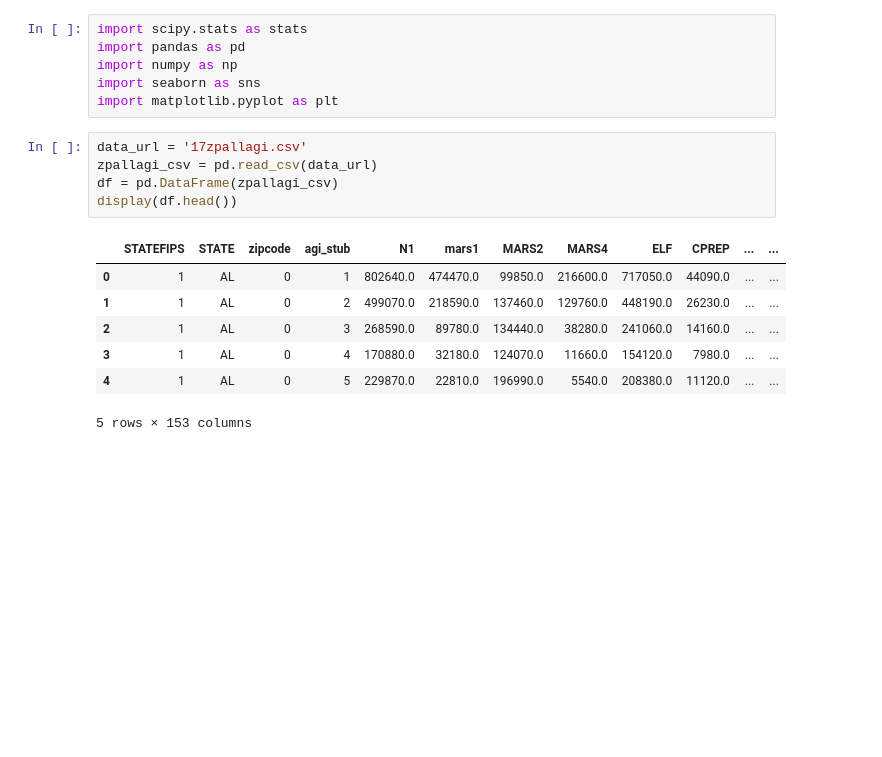
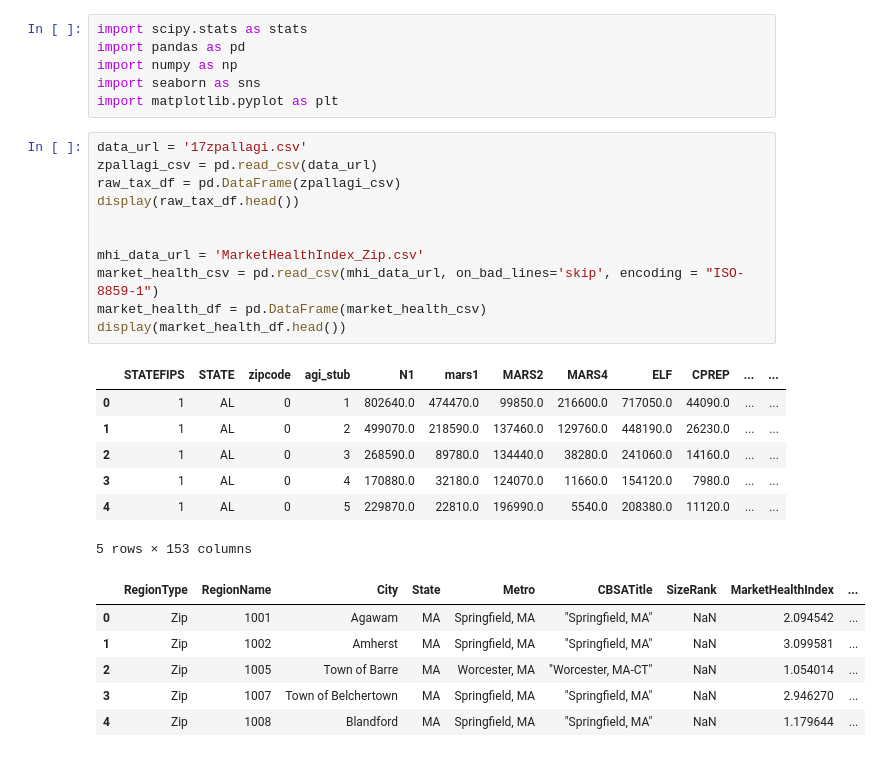
Before and after one commit to kdevoe/aai-500-final-group-4, a Jupyter notebook: HousingDataFinal.ipynb, the cells around one changed output. Cells and saved outputs as stored; diff of their text form; blank space fills up the shorter version.

```diff
--- a/HousingDataFinal.ipynb
+++ b/HousingDataFinal.ipynb
@@ -7,13 +7,25 @@ import matplotlib.pyplot as plt
 # %%
 data_url = '17zpallagi.csv'
 zpallagi_csv = pd.read_csv(data_url)
-df = pd.DataFrame(zpallagi_csv)
-display(df.head())
+raw_tax_df = pd.DataFrame(zpallagi_csv)
+display(raw_tax_df.head())
+
+
+mhi_data_url = 'MarketHealthIndex_Zip.csv'
+market_health_csv = pd.read_csv(mhi_data_url, on_bad_lines='skip', encoding = "ISO-8859-1")
+market_health_df = pd.DataFrame(market_health_csv)
+display(market_health_df.head())
 # %% [output]
 |  | STATEFIPS | STATE | zipcode | agi_stub | N1 | mars1 | MARS2 | MARS4 | ELF | CPREP | ... | ... |
 | 0 | 1 | AL | 0 | 1 | 802640.0 | 474470.0 | 99850.0 | 216600.0 | 717050.0 | 44090.0 | ... | ... |
 | 1 | 1 | AL | 0 | 2 | 499070.0 | 218590.0 | 137460.0 | 129760.0 | 448190.0 | 26230.0 | ... | ... |
 | 2 | 1 | AL | 0 | 3 | 268590.0 | 89780.0 | 134440.0 | 38280.0 | 241060.0 | 14160.0 | ... | ... |
 | 3 | 1 | AL | 0 | 4 | 170880.0 | 32180.0 | 124070.0 | 11660.0 | 154120.0 | 7980.0 | ... | ... |
 | 4 | 1 | AL | 0 | 5 | 229870.0 | 22810.0 | 196990.0 | 5540.0 | 208380.0 | 11120.0 | ... | ... |
 5 rows × 153 columns
+|  | RegionType | RegionName | City | State | Metro | CBSATitle | SizeRank | MarketHealthIndex | ... |
+| 0 | Zip | 1001 | Agawam | MA | Springfield, MA | "Springfield, MA" | NaN | 2.094542 | ... |
+| 1 | Zip | 1002 | Amherst | MA | Springfield, MA | "Springfield, MA" | NaN | 3.099581 | ... |
+| 2 | Zip | 1005 | Town of Barre | MA | Worcester, MA | "Worcester, MA-CT" | NaN | 1.054014 | ... |
+| 3 | Zip | 1007 | Town of Belchertown | MA | Springfield, MA | "Springfield, MA" | NaN | 2.946270 | ... |
+| 4 | Zip | 1008 | Blandford | MA | Springfield, MA | "Springfield, MA" | NaN | 1.179644 | ... |
```
Also changed, not shown: parts of 1 cell of this notebook.
